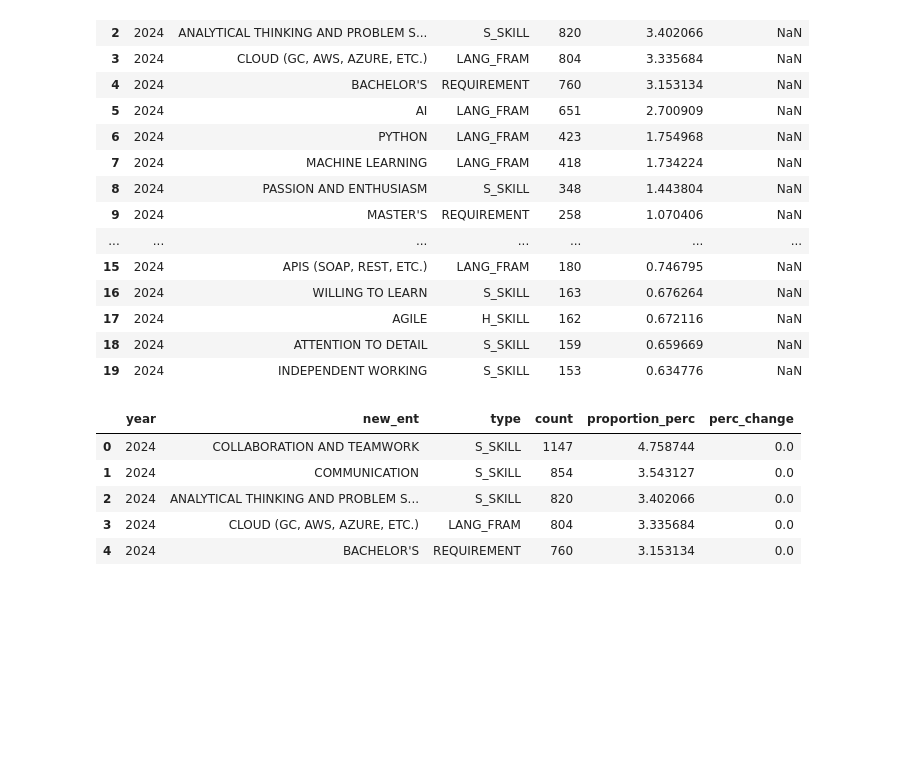
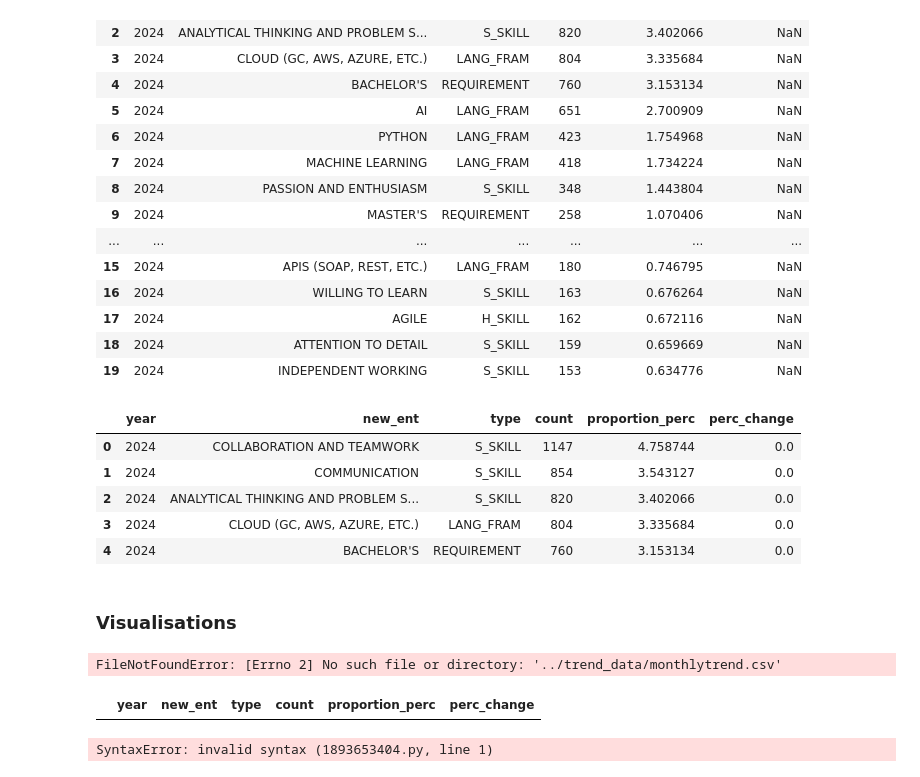
Before and after one commit to J1Walters/msc-project, a Jupyter notebook: notebooks/trend_extraction.ipynb, the cells around one changed output. Drawn from its saved outputs; the diff is of its cells as text; code cells hidden in the pictures; blank space fills up the shorter version.

Commit message:
prototyping visualisations

```diff
--- a/notebooks/trend_extraction.ipynb
+++ b/notebooks/trend_extraction.ipynb
@@ -136,3 +136,5 @@ year_df.head()
 | 2 | 2024 | ANALYTICAL THINKING AND PROBLEM S... | S_SKILL | 820 | 3.402066 | 0.0 |
 | 3 | 2024 | CLOUD (GC, AWS, AZURE, ETC.) | LANG_FRAM | 804 | 3.335684 | 0.0 |
 | 4 | 2024 | BACHELOR'S | REQUIREMENT | 760 | 3.153134 | 0.0 |
+# %% [markdown]
+### Visualisations
@@ -138,0 +143,14 @@ year_df.head()
+# %%
+month_df = pd.read_csv('../trend_data/monthly_trend.csv')
+# %% [output]
+FileNotFoundError: [Errno 2] No such file or directory: '../trend_data/monthlytrend.csv'
+# %%
+top_movers = year_df.loc[year_df['perc_change'] > 0].sort_values(by='perc_change').head(5)
+# %%
+top_movers
+# %% [output]
+|  | year | new_ent | type | count | proportion_perc | perc_change |
+# %%
+px.bar(year_df., )
+# %% [output]
+SyntaxError: invalid syntax (1893653404.py, line 1)
```
Also changed, not shown: parts of 2 cells of this notebook.
